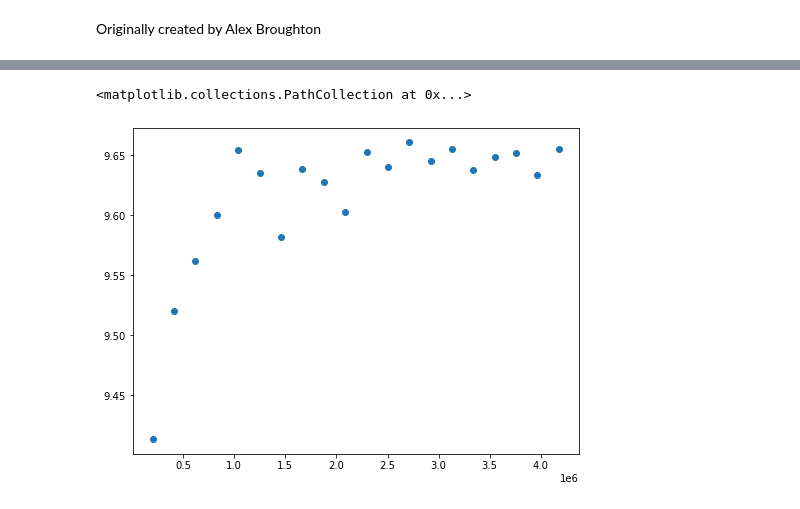
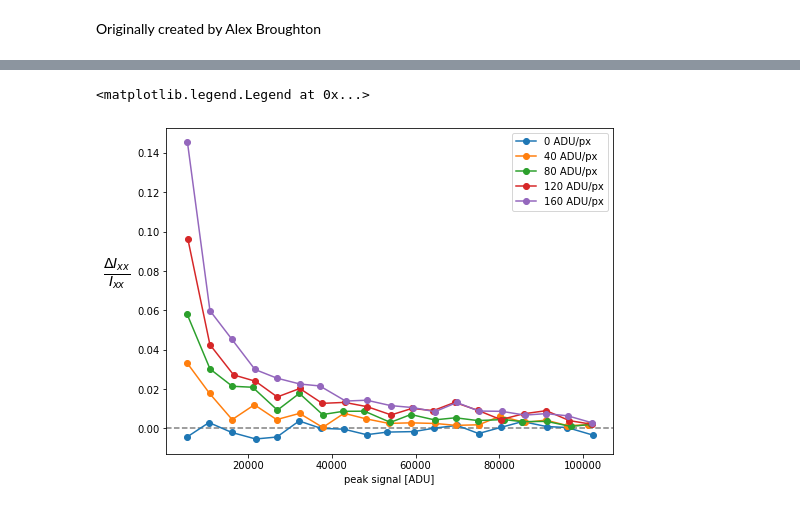
Before and after one commit to Alex-Broughton/run5, a Jupyter notebook: BF/notebooks/Galsim-BF-SkyBackgroundAnalysis.ipynb, the cells around one changed output, grey strips where cells are left out. Saved outputs shown, nothing was run; the diff lists cells and outputs as text; code cells hidden in the pictures.

Commit message:
Improved real galaxy simulations to mimic LSST sensors

```diff
--- a/BF/notebooks/Galsim-BF-SkyBackgroundAnalysis.ipynb
+++ b/BF/notebooks/Galsim-BF-SkyBackgroundAnalysis.ipynb
@@ -31,56 +54,63 @@ def calc2ndMom(results):
 # %%
-# model atmospheric turbulence as a VonKarman, with some small shear
-#gprof = galsim.VonKarman(lam=1000.,r0=0.2,L0=10.0).shear(g1=0.06, g2=-0.05)
-
-# add 4.5 microns sigma of Gaussian to model diffusion
-# convert 4.5 microns to arcsec with factor 0.2"/10micron
+# FWHM = 4px
 pixscale = 0.2/10.e-6
-dprof = galsim.Gaussian(sigma=2.30677178e-6*pixscale)
-
-# Airy function to simulate diffraction through mask
-lam_over_diam = 0.00000475*(680./450.)  # radians
-lam_over_diam *= 206265  # Convert to arcsec
-airy = galsim.Airy(lam_over_diam)
+dprof = galsim.Gaussian(fwhm=40.0e-6*pixscale)
 
 # Create a flat spectral energy density profile
 sed = galsim.SED('wave**1.0',wave_type="nm", flux_type="1")
 
 # Define the galaxy profile (returns instance of ChromaticObject)
-chromatic_obj = galsim.Convolve([dprof,airy]) * sed
+chromatic_obj = dprof * sed
+
+# Select a single wavelength in nm (returns instance of GSObject)
+prof = chromatic_obj.evaluateAtWavelength(450.0).withFlux(1.0e5)
 
 
 stamps = []
-for n in range(20):
+sky = []
+for n in range(5):
+    for t in range(1,20):
+        # draw image
+        blank_image = galsim.Image(33,33,scale=0.2,xmin=0,ymin=0,dtype=np.float64)
+        star_image = prof.drawImage(image=blank_image, scale=0.2, exptime=t, method="phot", save_photons=True)
 
-    # Select a single wavelength in nm (returns instance of GSObject)
-    prof = chromatic_obj.evaluateAtWavelength(680.0).withFlux(305180*.91893*1.08*.93*1.08*1.006*.95 * (n+1)*(1/1.25))
+        star_image += 40*n
+        sky.append(40*n)
 
-    # add BF effect
-    #sensor = galsim.SiliconSensor(strength = 1.4, diffusion_factor=1.75, nrecalc=1000)
-    #sensor = galsim.SiliconSensor(strength = 1., diffusion_factor=1., nrecalc=1000)
-
-    # draw image
-    blank_image = galsim.Image(33,33,scale=0.2,xmin=0,ymin=0,dtype=np.float64)
-    star_image = prof.drawImage(image=blank_image, scale=0.2, method="phot", save_photons=True, add_to_image=True)
-    star_image += n*25
-
-    stamps.append(galsim.Image(star_image.array))
+        stamps.append(star_image)
 
 
 # calculate HSM moments (these are in pixel coordinates)
-sigmas = []
+Ixx, Iyy, Ixy = [],[],[]
 fluxes = []
+peakSignal = []
+
 for stamp in stamps:
-    #mom = stamps[0].FindAdaptiveMom(weight=None, strict=False)
-    results = stamp.FindAdaptiveMom()
-    Ixx, Iyy, Ixy = calc2ndMom(results)
-    sigmas.append(Ixx)
+    results = stamp.FindAdaptiveMom(strict=False)
+    Ixx_, Iyy_, Ixy_ = calc2ndMom(results)
+    Ixx.append(Ixx_)
+    Iyy.append(Iyy_)
+    Ixy.append(Ixy_)
     fluxes.append(results.moments_amp)
+    peakSignal.append(np.max(stamp.array))
 
+
+sky = np.asarray(sky)
+stamps = np.asarray(stamps)
+fluxes = np.asarray(fluxes)
+peakSignal = np.asarray(peakSignal)
+Ixx = np.asarray(Ixx)
+Iyy = np.asarray(Iyy)
+Ixy = np.asarray(Ixy)
 
 # plot it
 plt.figure(figsize=(8,6))
-plt.scatter(fluxes, sigmas)
+plt.axhline(0,color="k",linestyle="--", alpha=0.5)
+for n in range(5):
+    plt.plot(peakSignal[sky==40*n], (Ixx[sky==40*n] - IXX_0) / IXX_0, "o-", label=str(40*n) + " ADU/px")
+plt.xlabel("peak signal [ADU]")
+plt.ylabel(r"$\frac{\Delta I_{xx}}{I_{xx}}$", fontsize=20, labelpad=20,rotation=0)
+plt.legend()
 # %% [output]
-<matplotlib.collections.PathCollection at 0x...>
+<matplotlib.legend.Legend at 0x...>
-[figure, old version]
+[figure, new version]
```
Also changed, not shown: parts of 21 cells of this notebook, 22 other files.
